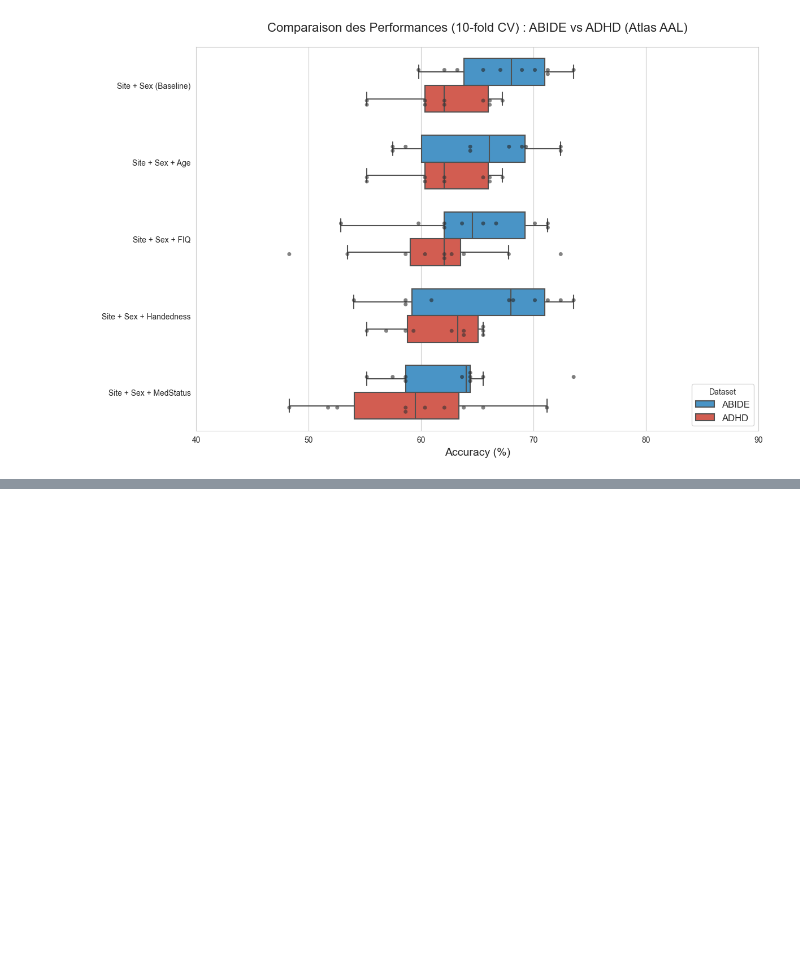
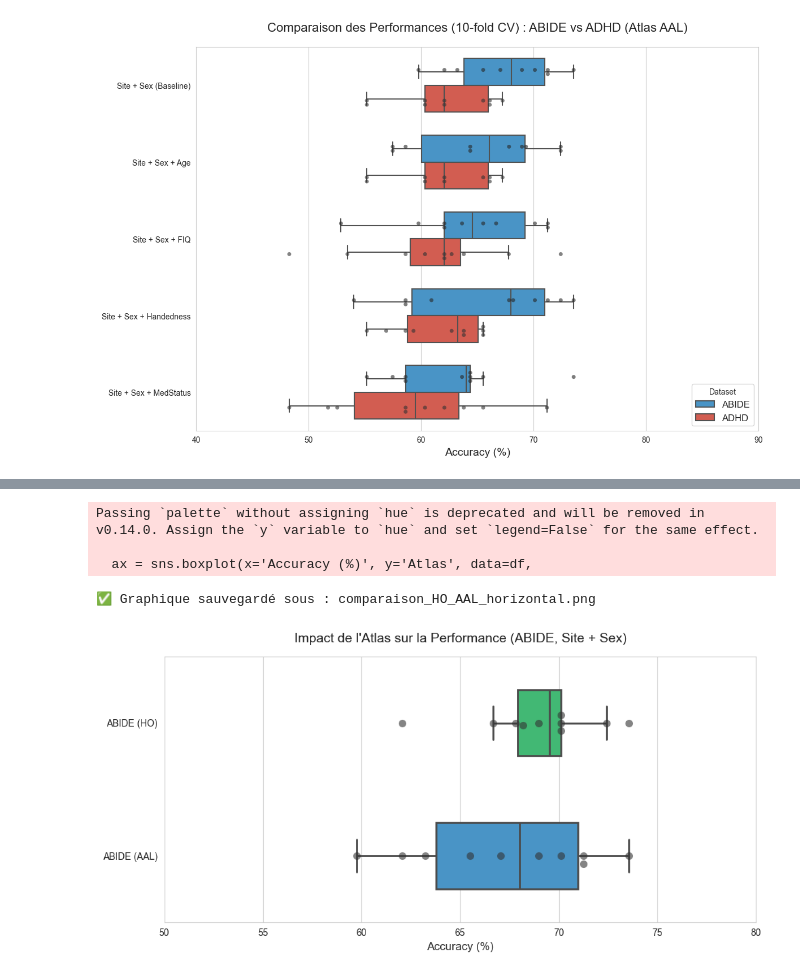
Before and after one commit to CamilleKoczorowski/population-gcn, a Jupyter notebook: results/plot_results.ipynb, the cells around one changed output, grey strips where cells are left out. Cells and saved outputs as stored; diff of their text form; code cells hidden in the pictures; blank space fills up the shorter version.

```diff
--- a/results/plot_results.ipynb
+++ b/results/plot_results.ipynb
@@ -243,0 +2361,75 @@ Setting a gradient palette using color= is deprecated and will be removed in v0.
+# %%
+# --- 1. Configuration des fichiers à comparer ---
+files_map = {
+    'ABIDE (HO)': 'results_folds10/ABIDE_classification.mat',
+    'ABIDE (AAL)': 'ABIDE_classification_ABIDE_AAL_SEX_SITE.mat'
+}
+
+# --- 2. Extraction des Données ---
+data = []
+
+print("Chargement des données...")
+for label, filename in files_map.items():
+    if not os.path.exists(filename):
+        print(f"⚠️ Fichier introuvable : {filename}")
+        continue
+
+    try:
+        mat = sio.loadmat(filename)
+
+        # Vérification des clés
+        if 'acc' in mat and 'folds' in mat:
+            # Aplatir les tableaux
+            acc_counts = mat['acc'].flatten()
+            fold_sizes = mat['folds'].flatten()
+
+            # Calcul du pourcentage d'accuracy pour chaque fold
+            accuracies = (acc_counts / fold_sizes) * 100
+
+            # Ajout dans la liste
+            for acc in accuracies:
+                data.append({
+                    'Atlas': label,
+                    'Accuracy (%)': acc
+                })
+        else:
+            print(f"⚠️ Clés manquantes dans {filename}")
+
+    except Exception as e:
+        print(f"❌ Erreur lecture {filename}: {e}")
+
+# Création du DataFrame
+df = pd.DataFrame(data)
+
+# --- 3. Création du Graphique Horizontal ---
+sns.set_style("whitegrid")
+plt.figure(figsize=(10, 5))  # Format plus large que haut
+
+# Palette de couleurs (Vert pour HO, Bleu pour AAL)
+palette = {'ABIDE (HO)': '#2ecc71', 'ABIDE (AAL)': '#3498db'}
+
+# Création du Boxplot Horizontal
+# Note : on inverse X et Y ici
+ax = sns.boxplot(x='Accuracy (%)', y='Atlas', data=df,
+                 palette=palette, width=0.5, linewidth=2, fliersize=0)
+
+# Ajout des points individuels (Swarmplot)
+# Important : orient="h" pour l'horizontale
+sns.swarmplot(x='Accuracy (%)', y='Atlas', data=df,
+              color=".2", size=8, alpha=0.6, orient="h")
+
+# --- 4. Mise en forme ---
+plt.title('Impact de l\'Atlas sur la Performance (ABIDE, Site + Sex)', fontsize=14, pad=15)
+plt.xlabel('Accuracy (%)', fontsize=12)
+plt.ylabel('', fontsize=12)  # Pas de label Y nécessaire, les noms sont clairs
+plt.xlim(50, 80)  # Ajustez les limites de l'axe X si besoin
+
+plt.tight_layout()
+
+# Sauvegarde
+output_file = 'comparaison_HO_AAL_horizontal.png'
+plt.savefig(output_file, dpi=300)
+print(f"\n✅ Graphique sauvegardé sous : {output_file}")
+
+plt.show()
+# %% [output]
@@ -243,0 +2437,5 @@ Setting a gradient palette using color= is deprecated and will be removed in v0.
+Passing `palette` without assigning `hue` is deprecated and will be removed in v0.14.0. Assign the `y` variable to `hue` and set `legend=False` for the same effect.
+
+  ax = sns.boxplot(x='Accuracy (%)', y='Atlas', data=df,
+✅ Graphique sauvegardé sous : comparaison_HO_AAL_horizontal.png
+[figure, added]
```
Also changed, not shown: parts of 23 cells of this notebook, 35 other files.
